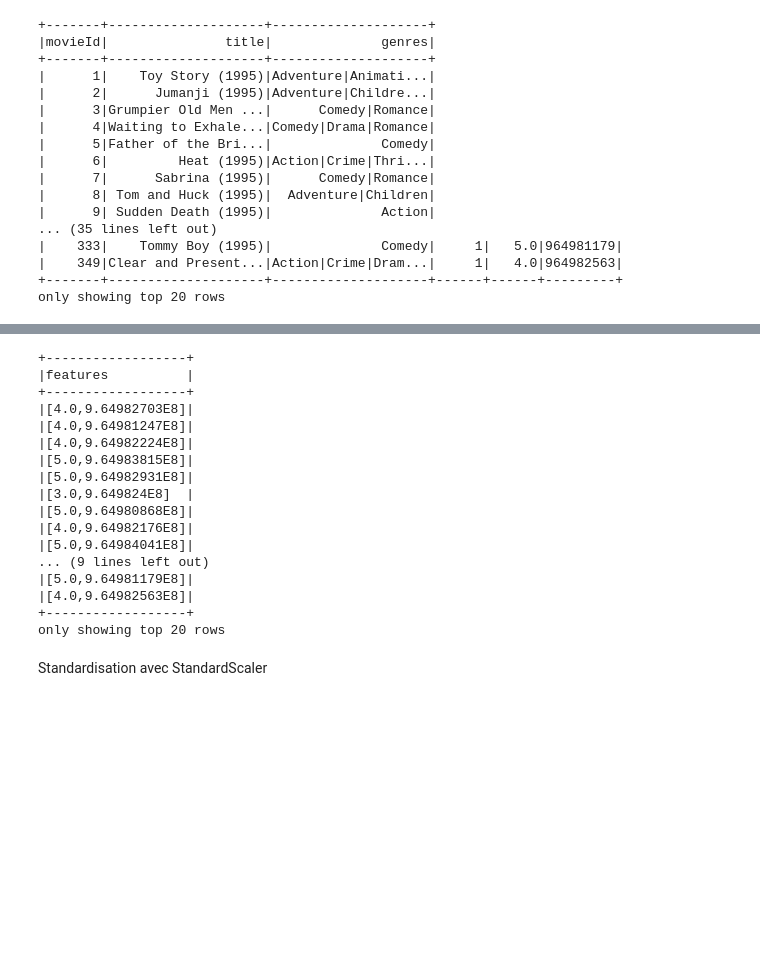
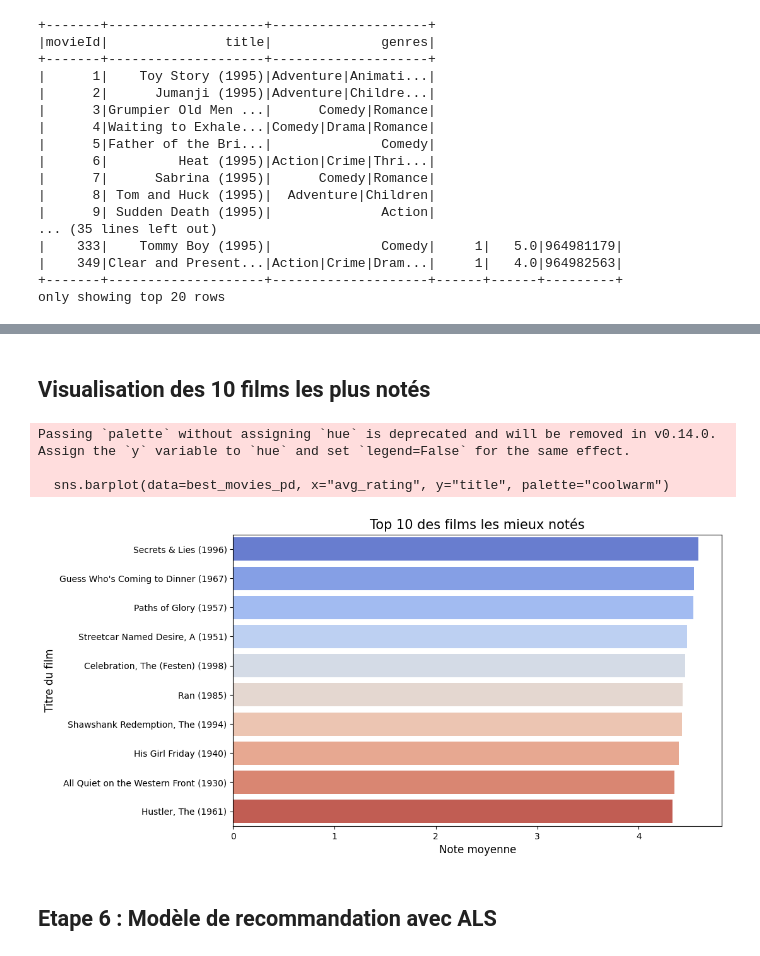
Before and after one commit to antonella-giovannetti/sparkle-movie, a Jupyter notebook: eda.ipynb, the cells around one changed output, grey strips where cells are left out. Cells and saved outputs as stored; diff of their text form; code cells hidden in the pictures; blank space fills up the shorter version.

```diff
--- a/eda.ipynb
+++ b/eda.ipynb
@@ -214,3 +285,21 @@ only showing top 20 rows
+# %% [markdown]
+## Visualisation des 10 films les plus notés
+# %%
+best_movies_pd = best_movies.join(movies, on="movieId").select("title", "avg_rating").orderBy(col("avg_rating").desc()).limit(10).toPandas()
+
+plt.figure(figsize=(10, 6))
+sns.barplot(data=best_movies_pd, x="avg_rating", y="title", palette="coolwarm")
+plt.title("Top 10 des films les mieux notés", fontsize=15)
+plt.xlabel("Note moyenne", fontsize=12)
+plt.ylabel("Titre du film", fontsize=12)
+plt.show()
+# %% [output]
+Passing `palette` without assigning `hue` is deprecated and will be removed in v0.14.0. Assign the `y` variable to `hue` and set `legend=False` for the same effect.
+
+  sns.barplot(data=best_movies_pd, x="avg_rating", y="title", palette="coolwarm")
+[figure, added]
+# %% [markdown]
+## Etape 6 : Modèle de recommandation avec ALS
 # %%
 from pyspark.ml.evaluation import RegressionEvaluator
 from pyspark.ml.recommendation import ALS
@@ -218,25 +306 @@ from pyspark.ml.feature import VectorAssembler,StandardScaler
 from pyspark.sql import Row
-# %%
-ass=VectorAssembler(inputCols=["rating","timestamp"],outputCol="features")
-ratings_vect=ass.transform(ratings)
-ratings_vect.select("features").show(truncate=False)
-# %% [output]
-+------------------+
-|features          |
-+------------------+
-|[4.0,9.64982703E8]|
-|[4.0,9.64981247E8]|
-|[4.0,9.64982224E8]|
-|[5.0,9.64983815E8]|
-|[5.0,9.64982931E8]|
-|[3.0,9.649824E8]  |
-|[5.0,9.64980868E8]|
-|[4.0,9.64982176E8]|
-|[5.0,9.64984041E8]|
-... (9 lines left out)
-|[5.0,9.64981179E8]|
-|[4.0,9.64982563E8]|
-+------------------+
-only showing top 20 rows
-# %% [markdown]
-Standardisation avec StandardScaler
```
Also changed, not shown: parts of 36 cells of this notebook.
